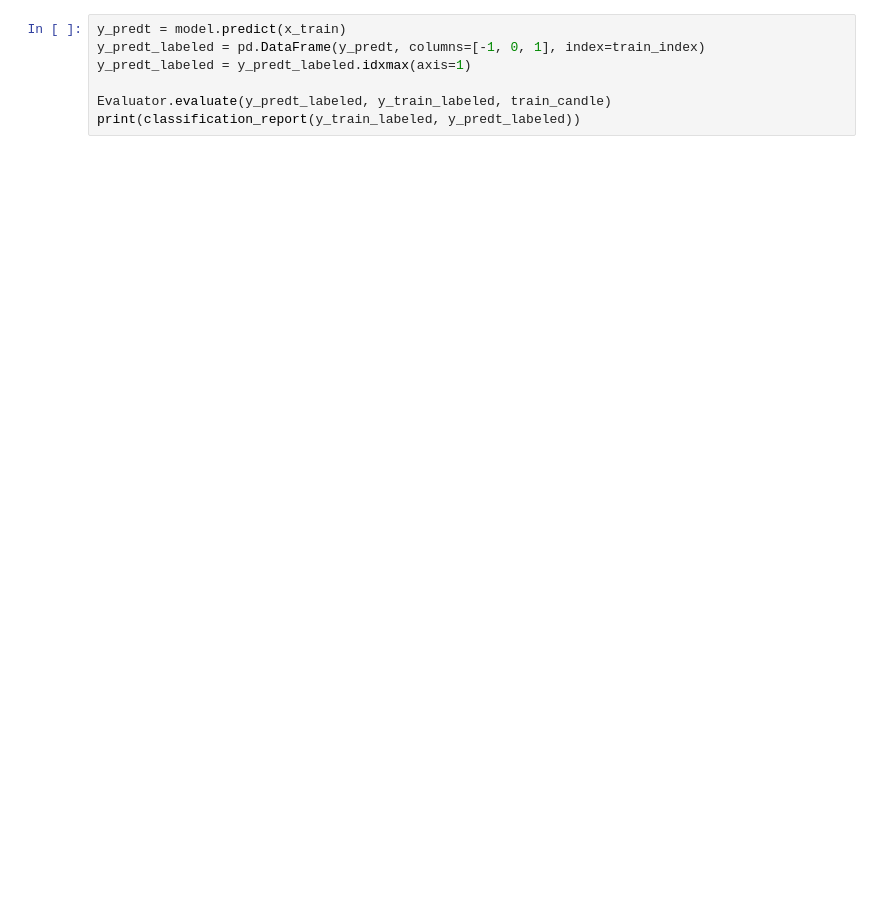
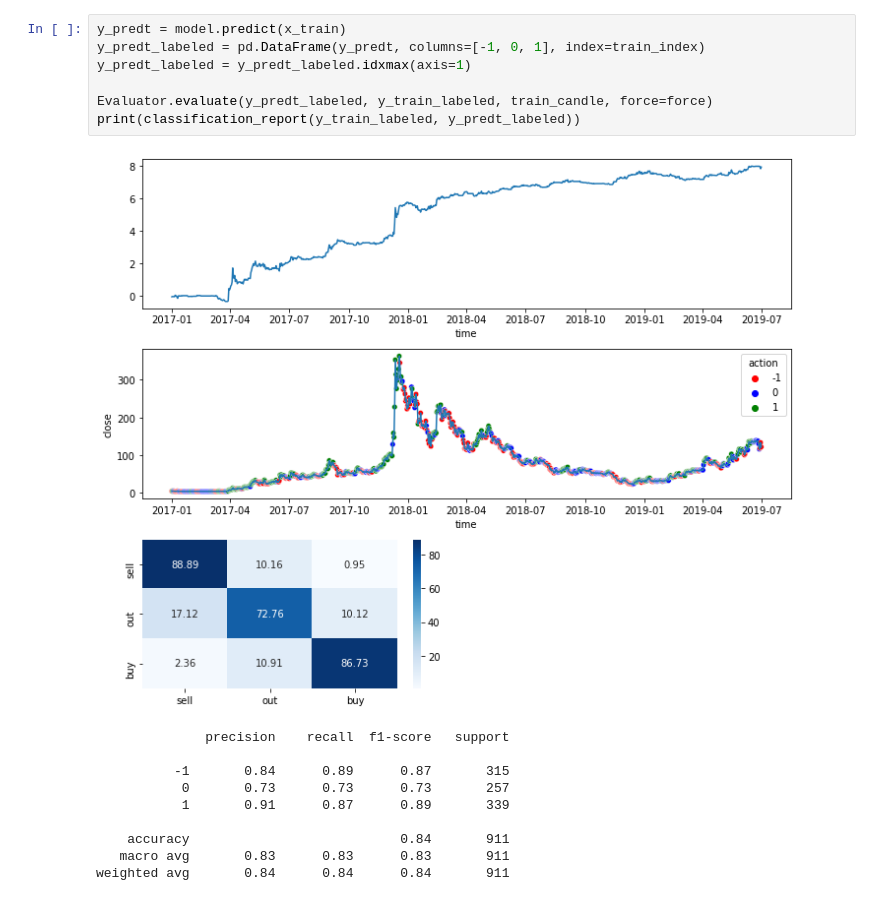
Before and after one commit to sseficha/Ptyxiaki, a Jupyter notebook: Price/Crypto_rep.ipynb, the cells around one changed output. Drawn from its saved outputs; the diff is of its cells as text; blank space fills up the shorter version.

```diff
--- a/Price/Crypto_rep.ipynb
+++ b/Price/Crypto_rep.ipynb
@@ -101,7 +196,18 @@ print(classification_report(y_test_labeled, y_pred_labeled))
 # %%
 y_predt = model.predict(x_train)
 y_predt_labeled = pd.DataFrame(y_predt, columns=[-1, 0, 1], index=train_index)
 y_predt_labeled = y_predt_labeled.idxmax(axis=1)
 
-Evaluator.evaluate(y_predt_labeled, y_train_labeled, train_candle)
+Evaluator.evaluate(y_predt_labeled, y_train_labeled, train_candle, force=force)
 print(classification_report(y_train_labeled, y_predt_labeled))
+# %% [output]
+[figure, added]
+              precision    recall  f1-score   support
+
+          -1       0.84      0.89      0.87       315
+           0       0.73      0.73      0.73       257
+           1       0.91      0.87      0.89       339
+
+    accuracy                           0.84       911
+   macro avg       0.83      0.83      0.83       911
+weighted avg       0.84      0.84      0.84       911
```
Also changed, not shown: parts of 8 cells of this notebook, 6 other files.
